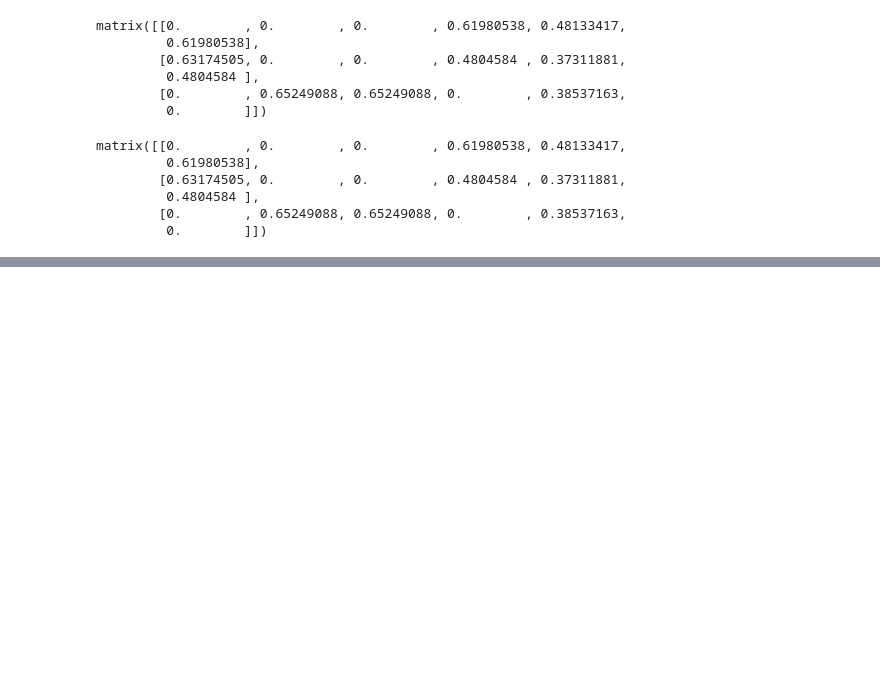
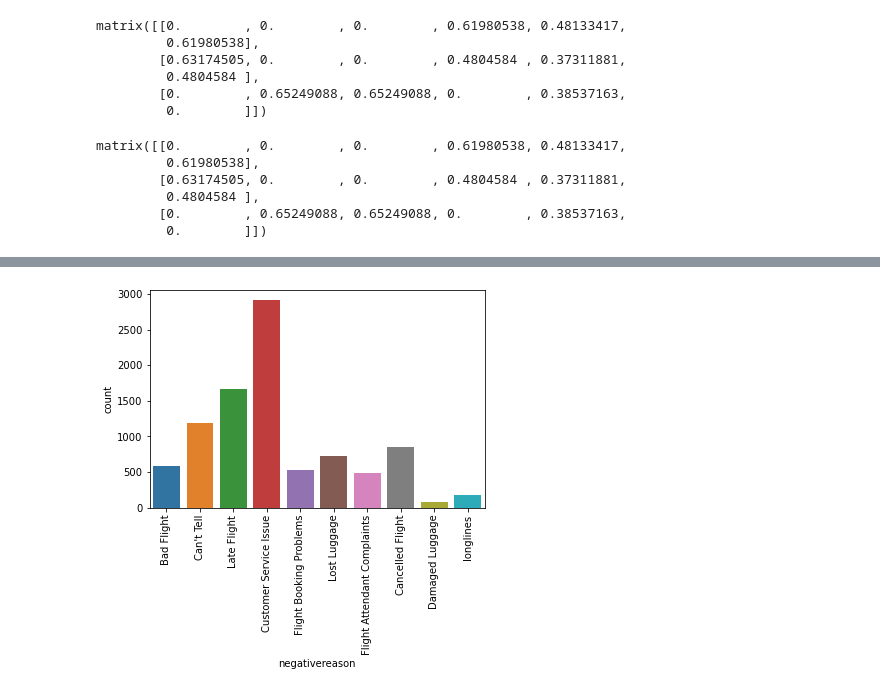
Before and after one commit to Burcusenol/Machine-Learning-Algorithms, a Jupyter notebook: Naive Bayes and NLP/Naive Bayes Algorithm.ipynb, the cells around one changed output, grey strips where cells are left out. Cells and saved outputs as stored; diff of their text form; code cells hidden in the pictures; blank space fills up the shorter version.

```diff
--- a/Naive Bayes and NLP/Naive Bayes Algorithm.ipynb
+++ b/Naive Bayes and NLP/Naive Bayes Algorithm.ipynb
@@ -266,0 +289,5 @@ matrix([[0.        , 0.        , 0.        , 0.61980538, 0.48133417,
+# %%
+sns.countplot(data=df,x="negativereason")
+plt.xticks(rotation=90);
+# %% [output]
+[figure, added]
```
Also changed, not shown: parts of 40 cells of this notebook.
